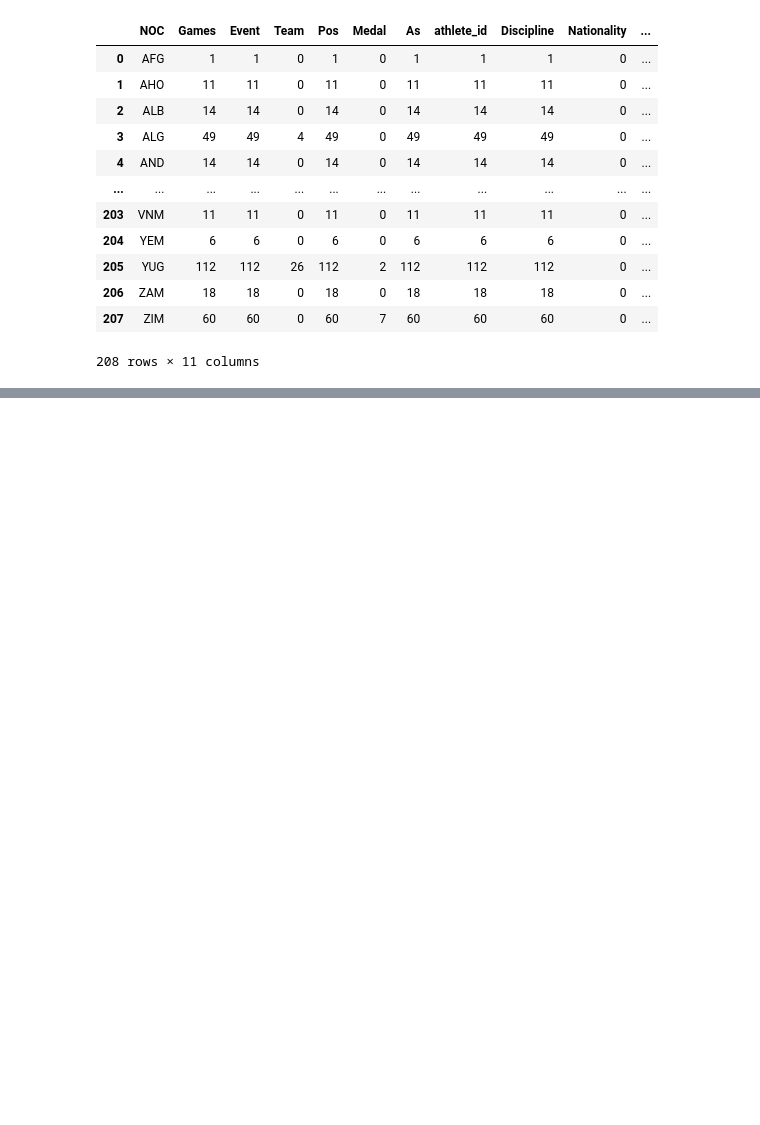
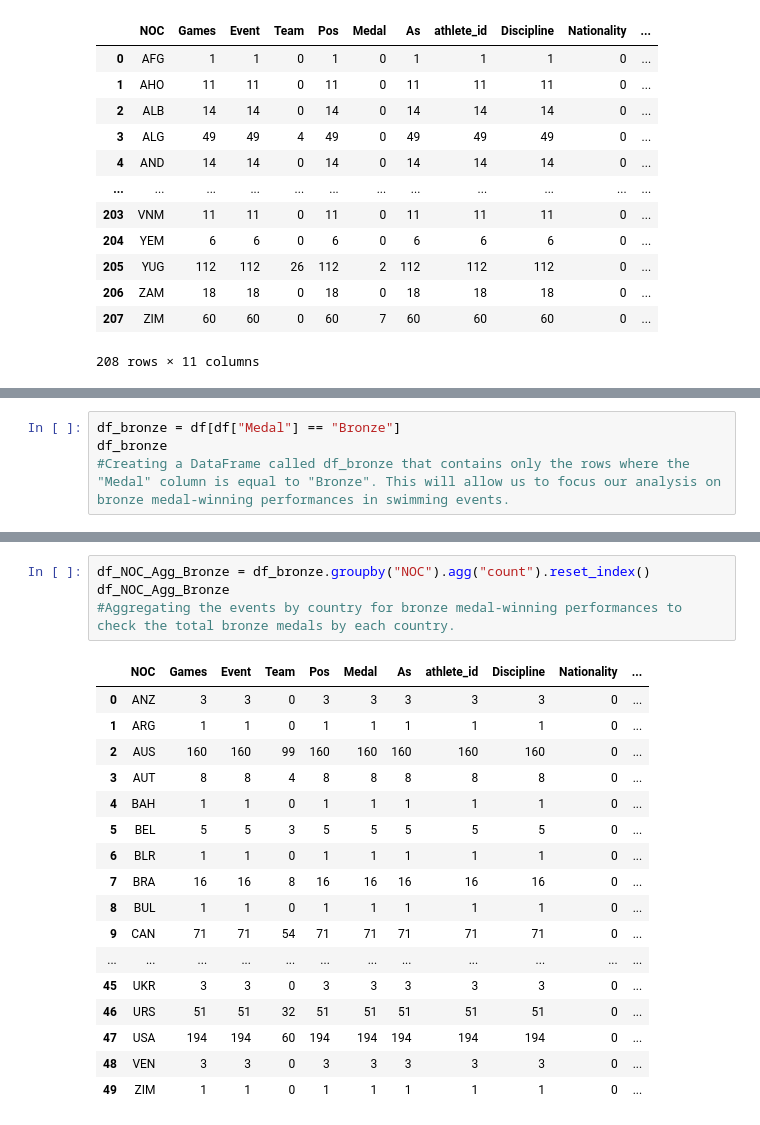
Before and after one commit to blueberry2187/SwimmingTest, a Jupyter notebook: Swimmer Data Set Python File - Copy Shared.ipynb, the cells around one changed output, grey strips where cells are left out. Drawn from its saved outputs; the diff is of its cells as text; blank space fills up the shorter version.

```diff
--- a/Swimmer Data Set Python File - Copy Shared.ipynb
+++ b/Swimmer Data Set Python File - Copy Shared.ipynb
@@ -137,0 +142,4 @@ df_gold
+# %%
+df_bronze = df[df["Medal"] == "Bronze"]
+df_bronze
+#Creating a DataFrame called df_bronze that contains only the rows where the "Medal" column is equal to "Bronze". This will allow us to focus our analysis on bronze medal-winning performances in swimming events.
@@ -176,0 +204,22 @@ df_checking_ANZ
+# %%
+df_NOC_Agg_Bronze = df_bronze.groupby("NOC").agg("count").reset_index()
+df_NOC_Agg_Bronze
+#Aggregating the events by country for bronze medal-winning performances to check the total bronze medals by each country.
+# %% [output]
+|  | NOC | Games | Event | Team | Pos | Medal | As | athlete_id | Discipline | Nationality | ... |
+| 0 | ANZ | 3 | 3 | 0 | 3 | 3 | 3 | 3 | 3 | 0 | ... |
+| 1 | ARG | 1 | 1 | 0 | 1 | 1 | 1 | 1 | 1 | 0 | ... |
+| 2 | AUS | 160 | 160 | 99 | 160 | 160 | 160 | 160 | 160 | 0 | ... |
+| 3 | AUT | 8 | 8 | 4 | 8 | 8 | 8 | 8 | 8 | 0 | ... |
+| 4 | BAH | 1 | 1 | 0 | 1 | 1 | 1 | 1 | 1 | 0 | ... |
+| 5 | BEL | 5 | 5 | 3 | 5 | 5 | 5 | 5 | 5 | 0 | ... |
+| 6 | BLR | 1 | 1 | 0 | 1 | 1 | 1 | 1 | 1 | 0 | ... |
+| 7 | BRA | 16 | 16 | 8 | 16 | 16 | 16 | 16 | 16 | 0 | ... |
+| 8 | BUL | 1 | 1 | 0 | 1 | 1 | 1 | 1 | 1 | 0 | ... |
+| 9 | CAN | 71 | 71 | 54 | 71 | 71 | 71 | 71 | 71 | 0 | ... |
+| ... | ... | ... | ... | ... | ... | ... | ... | ... | ... | ... | ... |
+| 45 | UKR | 3 | 3 | 0 | 3 | 3 | 3 | 3 | 3 | 0 | ... |
+| 46 | URS | 51 | 51 | 32 | 51 | 51 | 51 | 51 | 51 | 0 | ... |
+| 47 | USA | 194 | 194 | 60 | 194 | 194 | 194 | 194 | 194 | 0 | ... |
+| 48 | VEN | 3 | 3 | 0 | 3 | 3 | 3 | 3 | 3 | 0 | ... |
+| 49 | ZIM | 1 | 1 | 0 | 1 | 1 | 1 | 1 | 1 | 0 | ... |
```
Also changed, not shown: parts of 6 cells of this notebook.
